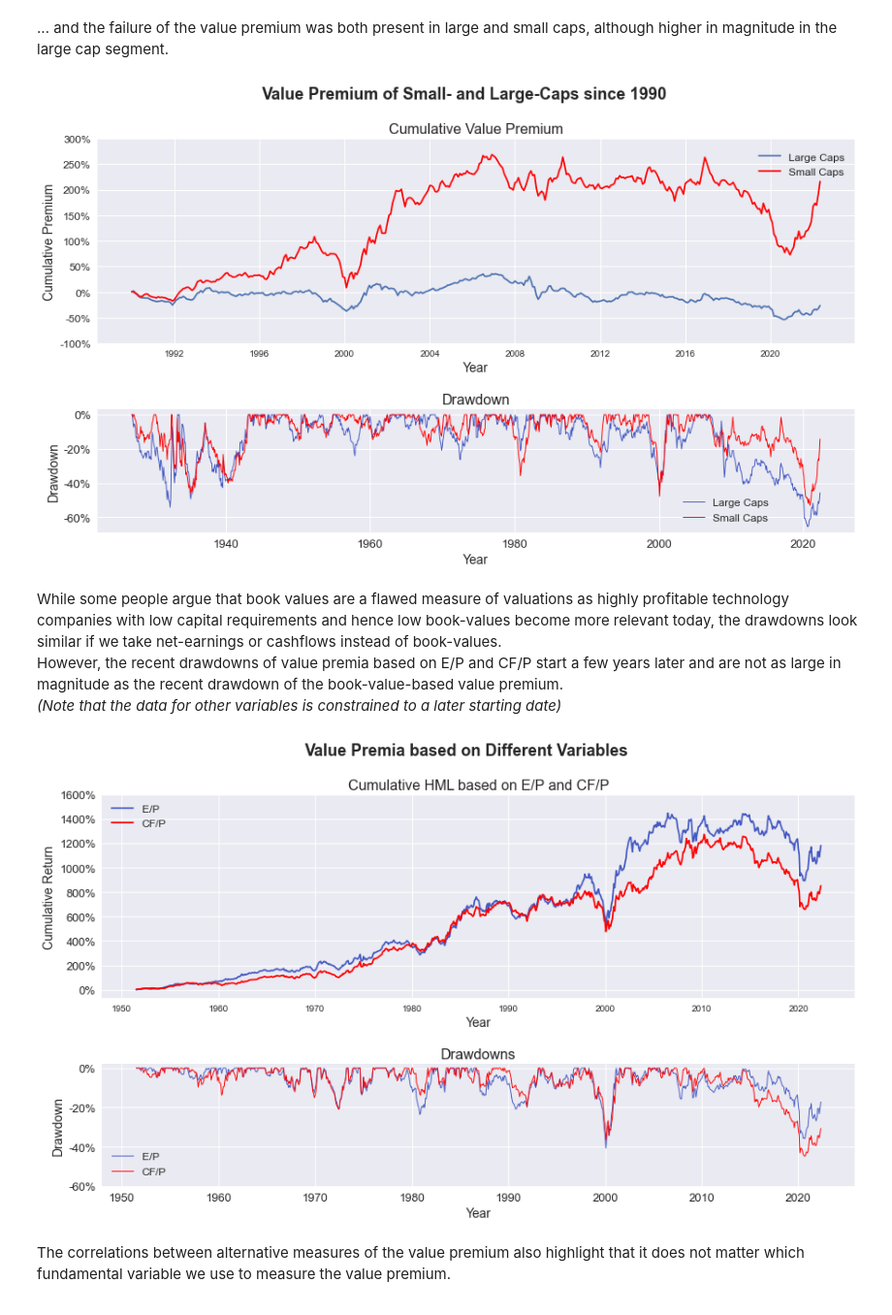
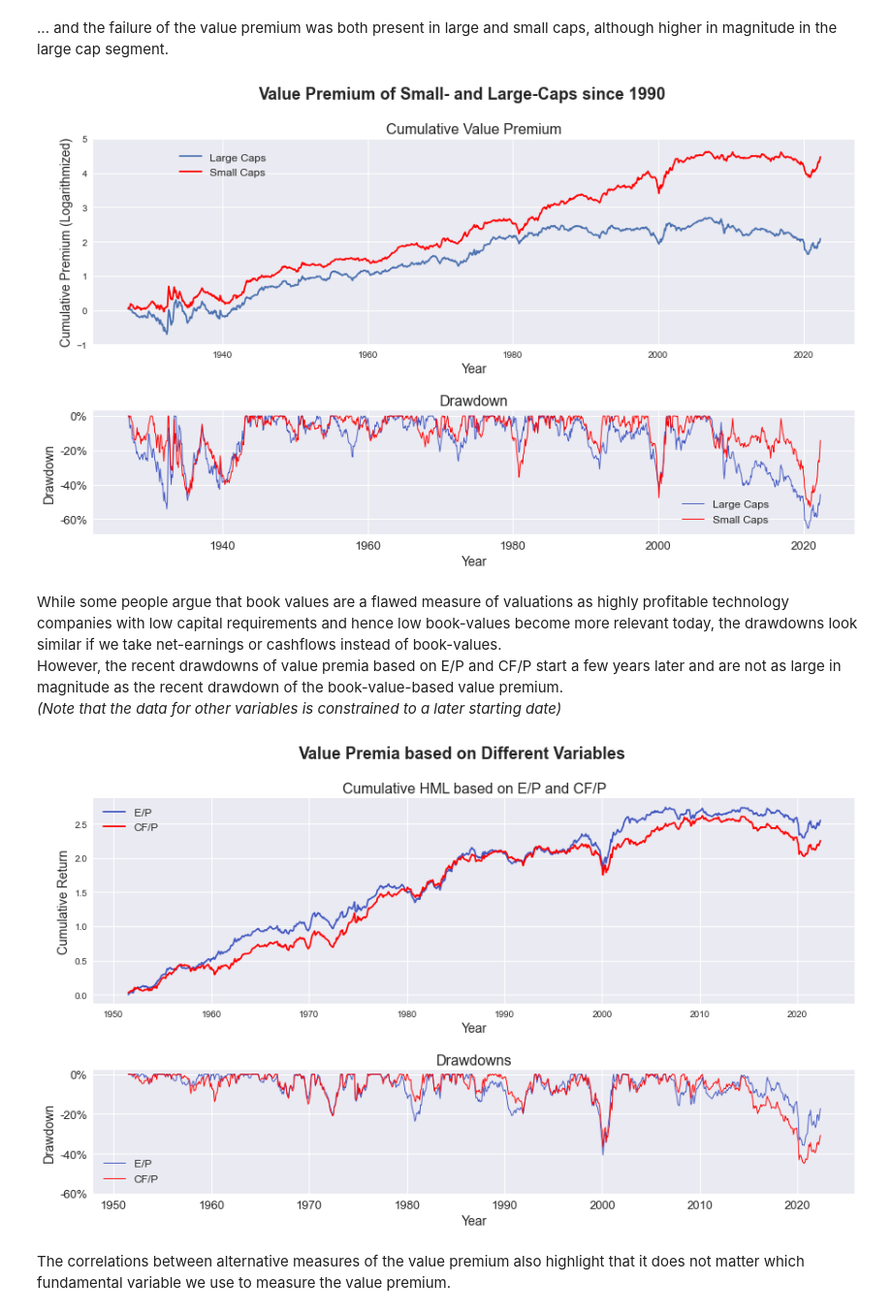
Before and after one commit to jonasniemeyer/investing-ideas, a Jupyter notebook: analyzing_the_value_premium.ipynb, the cells around one changed output. Shown at 97% size. Saved outputs shown, nothing was run; the diff lists cells and outputs as text; code cells hidden in the pictures.

```diff
--- a/analyzing_the_value_premium.ipynb
+++ b/analyzing_the_value_premium.ipynb
@@ -162,16 +158,15 @@ figure, axes = plt.subplots(2, gridspec_kw={'height_ratios': [5, 3]}, figsize=(1
 plt.subplots_adjust(hspace=0.4)
 figure.suptitle("Value Premium of Small- and Large-Caps since 1990", fontsize=18, fontweight="bold")
 
-axes[0].plot((1+df.loc["1990-01-01":, "Large Value Premium"]).cumprod()-1, label="Large Caps")
-axes[0].plot((1+df.loc["1990-01-01":, "Small Value Premium"]).cumprod()-1, label="Small Caps", color="red")
+axes[0].plot(np.log((1+df["Large Value Premium"]).cumprod()), label="Large Caps")
+axes[0].plot(np.log((1+df["Small Value Premium"]).cumprod()), label="Small Caps", color="red")
 
 axes[0].set_title("Cumulative Value Premium", size=16)
 axes[0].set_xlabel("Year", fontsize=14)
-axes[0].set_ylabel("Cumulative Premium", fontsize=14)
+axes[0].set_ylabel("Cumulative Premium (Logarithmized)", fontsize=14)
 
 yticks1 = axes[0].get_yticks().tolist()
 axes[0].set_yticks(yticks1)
-axes[0].set_yticklabels([f"{ret:.0%}" for ret in yticks1], fontsize=12)
 axes[0].legend(fontsize=12, bbox_to_anchor=(0.1, 0, 0.9, 0.98))
 
 axes[1].plot(df["Large Value Premium Drawdown"], color="#4459c2", linewidth=0.95, label="Large Caps")
@@ -187,7 +182,7 @@ axes[1].set_yticks(yticks)
 axes[1].set_yticklabels([f"{tick:.0%}" for tick in yticks], size=13)
 axes[1].legend(fontsize=12, bbox_to_anchor=(0, 0, 0.9, 0.98));
 # %% [output]
-[figure, old version]
+[figure, new version]
 # %% [markdown]
 While some people argue that book values are a flawed measure of valuations as highly profitable technology companies with low capital requirements and hence low book-values become more relevant today, the drawdowns look similar if we take net-earnings or cashflows instead of book-values.
 <br>
@@ -208,39 +203,36 @@ df["Large Value Premium CF/P"] = (cfp_size_sorted_data["Value Weight Average Ret
 df["Large Value Premium CF/P Cumulative"] = (1+df["Large Value Premium CF/P"]).cumprod()
 df["Small Value Premium CF/P"] = (cfp_size_sorted_data["Value Weight Average Returns Monthly"]["SMALL HiCFP"] - cfp_size_sorted_data["Value Weight Average Returns Monthly"]["SMALL LoCFP"]) / 100
 df["Small Value Premium CF/P Cumulative"] = (1+df["Small Value Premium CF/P"]).cumprod()
 
 df["HML CF/P"] = (df["Large Value Premium CF/P"] + df["Small Value Premium CF/P"]) / 2
 df["HML CF/P Cumulative"] = (1+df["HML CF/P"]).cumprod()
 df["HML CF/P Drawdown"] = df["HML CF/P Cumulative"] / df["HML CF/P Cumulative"].cummax() - 1
 
 figure, axes = plt.subplots(2, figsize=(15,8), gridspec_kw={'height_ratios': [5,3]})
 plt.subplots_adjust(hspace=0.4)
 figure.suptitle("Value Premia based on Different Variables", fontsize=18, fontweight="bold")
 
-axes[0].plot(df["HML E/P Cumulative"]-1, color="#4459c2", label="E/P")
-axes[0].plot(df["HML CF/P Cumulative"]-1, color="red", label="CF/P")
+axes[0].plot(np.log(df["HML E/P Cumulative"]), color="#4459c2", label="E/P")
+axes[0].plot(np.log(df["HML CF/P Cumulative"]), color="red", label="CF/P")
 axes[0].set_title("Cumulative HML based on E/P and CF/P", size=16)
 axes[0].set_xlabel("Year", size=14)
 axes[0].set_ylabel("Cumulative Return", size=14)
-yticks = np.linspace(0, (df["HML E/P Cumulative"]-1).max() // 2 * 2 + 2, 9)
-axes[0].set_yticks(yticks)
-axes[0].set_yticklabels([f"{tick:.0%}" for tick in yticks], size=13)
 axes[0].legend(fontsize=12)
 
 axes[1].plot(df["HML E/P Drawdown"], color="#4459c2", linewidth=0.95, label="E/P")
 axes[1].plot(df["HML CF/P Drawdown"], color="red", linewidth=0.95, label="CF/P")
 
 axes[1].set_title("Drawdowns", size=16)
 axes[1].set_xlabel("Year", size=14)
 axes[1].set_ylabel("Drawdown", size=14)
 axes[1].tick_params(axis="x", labelsize=13)
 
 yticks = [-0.6,-0.4,-0.2, 0]
 axes[1].set_yticks(yticks)
 axes[1].set_yticklabels([f"{tick:.0%}" for tick in yticks], size=13)
 axes[1].legend(fontsize=12);
 # %% [output]
-[figure, old version]
+[figure, new version]
 # %% [markdown]
 The correlations between alternative measures of the value premium also highlight that it does not matter which fundamental variable we use to measure the value premium.
 # %%
```
Also changed, not shown: parts of 5 cells of this notebook.
